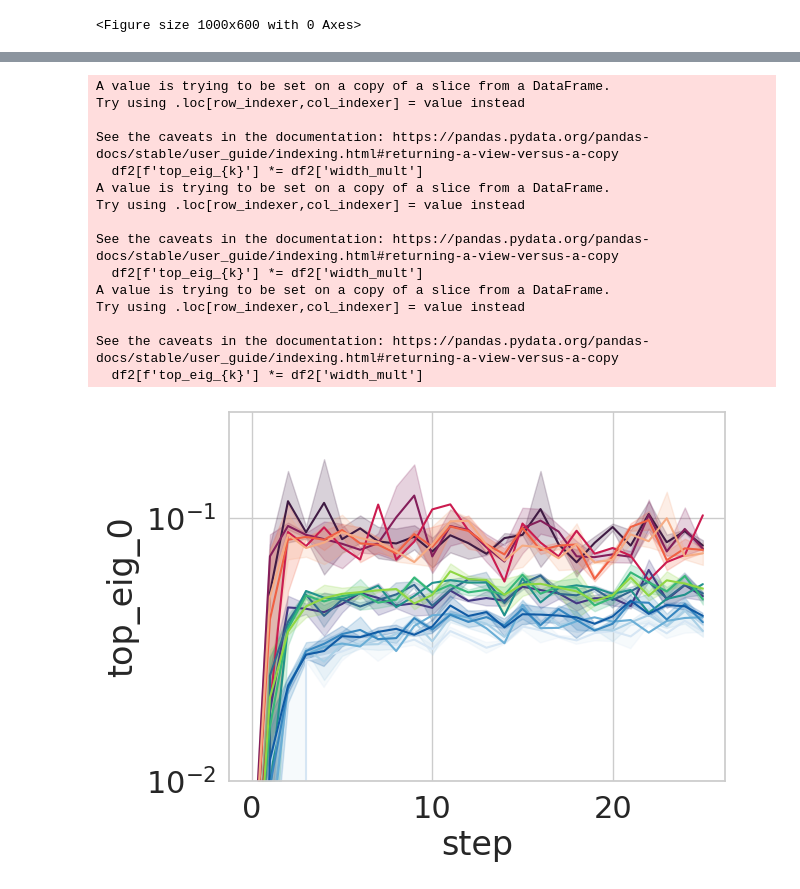
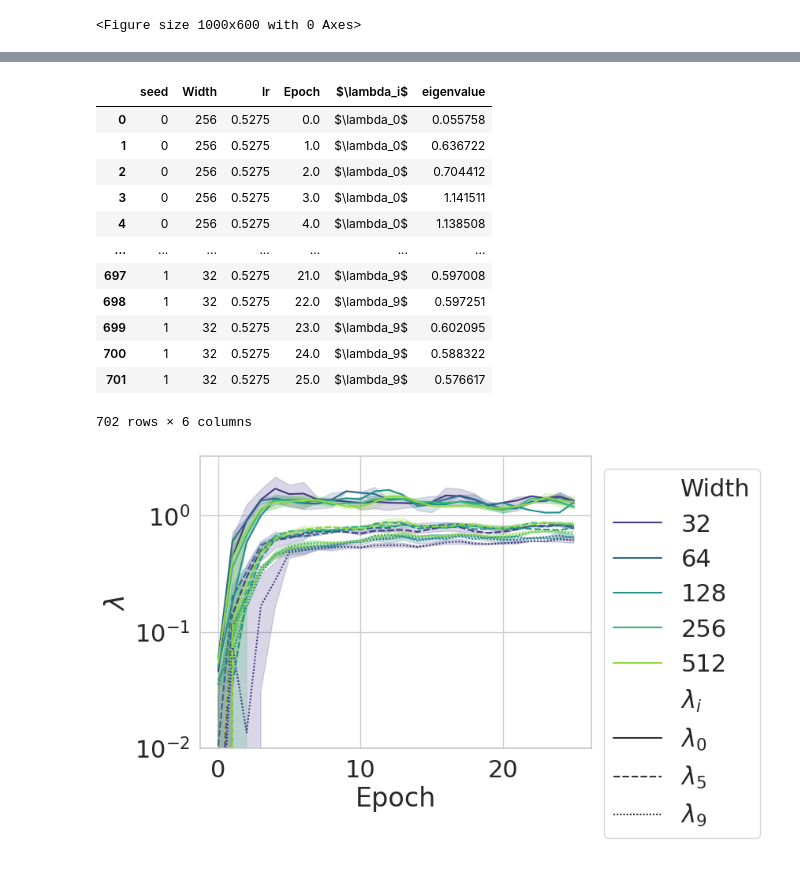
Before and after one commit to lorenzonoci/nn_large_depth_width_landscape, a Jupyter notebook: visualize.ipynb, the cells around one changed output, grey strips where cells are left out. Cells and saved outputs as stored; diff of their text form; code cells hidden in the pictures.

```diff
--- a/visualize.ipynb
+++ b/visualize.ipynb
@@ -171,29 +216,37 @@ fig.show()
+# %%
+## df3 = df2.melt(var_name='$\lambda_i$', value_name='eigenvalue', value_vars=['top_eig_0', 'top_eig_5', 'top_eig_9'], id_vars=['seed', 'Width', 'lr', 'Epoch'])
+df3 = df3.replace({'top_eig_0': '$\lambda_0$','top_eig_5': '$\lambda_5$','top_eig_9': '$\lambda_9$',})
+# df3['eigenvalue'] = df3.groupby(['seed', 'Width', '$\lambda_i$'])['eigenvalue'].rolling(2).mean()
+df3['eigenvalue'] = df3.groupby(['seed', 'Width', '$\lambda_i$'])['eigenvalue'].transform(lambda x: x.rolling(window=3, min_periods=1).mean())
+display(df3)
+# %% [output]
+|  | seed | Width | lr | Epoch | $\lambda_i$ | eigenvalue |
+| 0 | 0 | 256 | 0.5275 | 0.0 | $\lambda_0$ | 0.055758 |
+| 1 | 0 | 256 | 0.5275 | 1.0 | $\lambda_0$ | 0.636722 |
+| 2 | 0 | 256 | 0.5275 | 2.0 | $\lambda_0$ | 0.704412 |
+| 3 | 0 | 256 | 0.5275 | 3.0 | $\lambda_0$ | 1.141511 |
+| 4 | 0 | 256 | 0.5275 | 4.0 | $\lambda_0$ | 1.138508 |
+| ... | ... | ... | ... | ... | ... | ... |
+| 697 | 1 | 32 | 0.5275 | 21.0 | $\lambda_9$ | 0.597008 |
+| 698 | 1 | 32 | 0.5275 | 22.0 | $\lambda_9$ | 0.597251 |
+| 699 | 1 | 32 | 0.5275 | 23.0 | $\lambda_9$ | 0.602095 |
+| 700 | 1 | 32 | 0.5275 | 24.0 | $\lambda_9$ | 0.588322 |
+| 701 | 1 | 32 | 0.5275 | 25.0 | $\lambda_9$ | 0.576617 |
+702 rows × 6 columns
 # %%
-df2 = df[df['lr'].isin([lrs[6]])]
+# df2 = df[df['lr'].isin([lrs[6]])]
+palette=sns.color_palette("viridis", n_colors=5)
+
 k = 0
 fig, ax = plt.subplots(ncols=1, nrows=1)
-palettes = [sns.color_palette('rocket', 5), sns.color_palette('viridis', 5), sns.color_palette('Blues', 5)]
-for ki, k in enumerate([0, 4, 9]):
-    df2[f'top_eig_{k}'] *= df2['width_mult']
-    sns.lineplot(df2, x='step', y=f'top_eig_{k}', hue='width_mult', style='lr', ax=ax, palette=palettes[ki], legend=False)
-# sns.move_legend(ax, loc='upper left', bbox_to_anchor=(1, 1))
+# make new df
+
+sns.lineplot(df3, x='Epoch', y=f'eigenvalue', hue='Width', style='$\lambda_i$', ax=ax, palette=palette, legend=True)
+sns.move_legend(ax, loc='upper left', bbox_to_anchor=(1, 1))
 ax.set_yscale('log')
 ax.set_ylim(1e-2)
+ax.set_ylabel('$\lambda$')
+fig.savefig('conv_cifar10_top_eigs_sharpness.pdf', bbox_inches='tight')
 fig.show()
 # %% [output]
-A value is trying to be set on a copy of a slice from a DataFrame.
-Try using .loc[row_indexer,col_indexer] = value instead
-
-See the caveats in the documentation: https://pandas.pydata.org/pandas-docs/stable/user_guide/indexing.html#returning-a-view-versus-a-copy
-  df2[f'top_eig_{k}'] *= df2['width_mult']
-A value is trying to be set on a copy of a slice from a DataFrame.
-Try using .loc[row_indexer,col_indexer] = value instead
-
-See the caveats in the documentation: https://pandas.pydata.org/pandas-docs/stable/user_guide/indexing.html#returning-a-view-versus-a-copy
-  df2[f'top_eig_{k}'] *= df2['width_mult']
-A value is trying to be set on a copy of a slice from a DataFrame.
-Try using .loc[row_indexer,col_indexer] = value instead
-
-See the caveats in the documentation: https://pandas.pydata.org/pandas-docs/stable/user_guide/indexing.html#returning-a-view-versus-a-copy
-  df2[f'top_eig_{k}'] *= df2['width_mult']
-[figure, old version]
+[figure, new version]
```
Also changed, not shown: parts of 5 cells of this notebook, 4 other files.
